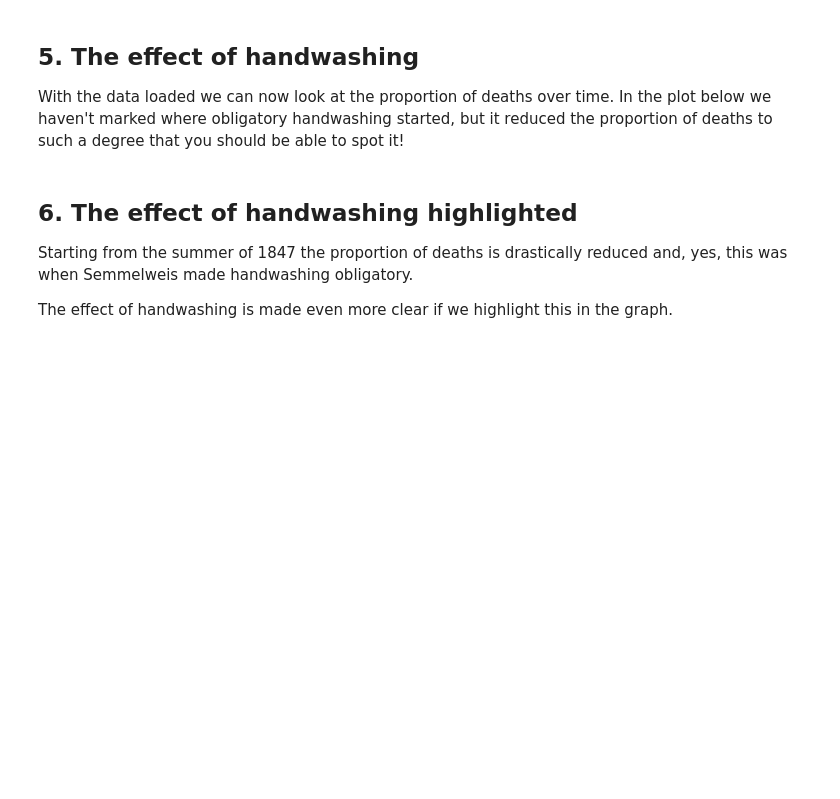
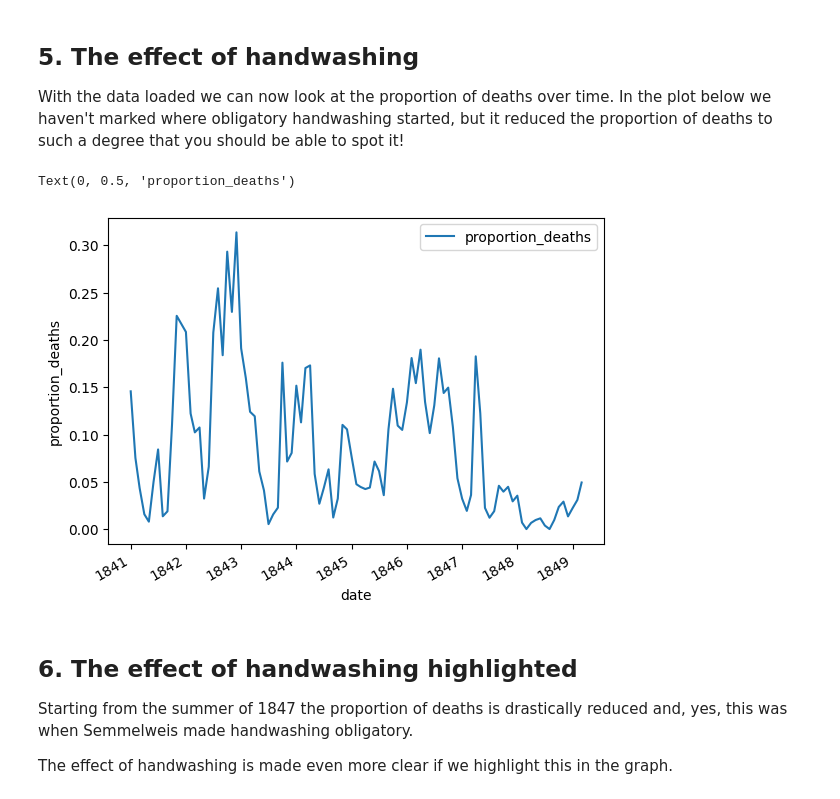
Before and after one commit to safafr/project-data-analysis, a Jupyter notebook: notebook.ipynb, the cells around one changed output. Saved outputs shown, nothing was run; the diff lists cells and outputs as text; code cells hidden in the pictures; blank space fills up the shorter version.

```diff
--- a/notebook.ipynb
+++ b/notebook.ipynb
@@ -148,8 +151,11 @@ print(monthly.head())
 <p>With the data loaded we can now look at the proportion of deaths over time. In the plot below we haven't marked where obligatory handwashing started, but it reduced the proportion of deaths to such a degree that you should be able to spot it!</p>
 # %%
 # Plot monthly proportion of deaths
-#ax = monthly.plot(x='date', y='proportion_deaths')
-#ax.set_ylabel('proportion_deaths')
+ax = monthly.plot(x='date', y='proportion_deaths')
+ax.set_ylabel('proportion_deaths')
+# %% [output]
+Text(0, 0.5, 'proportion_deaths')
+[figure, added]
 # %% [markdown]
 ## 6. The effect of handwashing highlighted
 <p>Starting from the summer of 1847 the proportion of deaths is drastically reduced and, yes, this was when Semmelweis made handwashing obligatory. </p>
```
Also changed, not shown: parts of 2 cells of this notebook.
